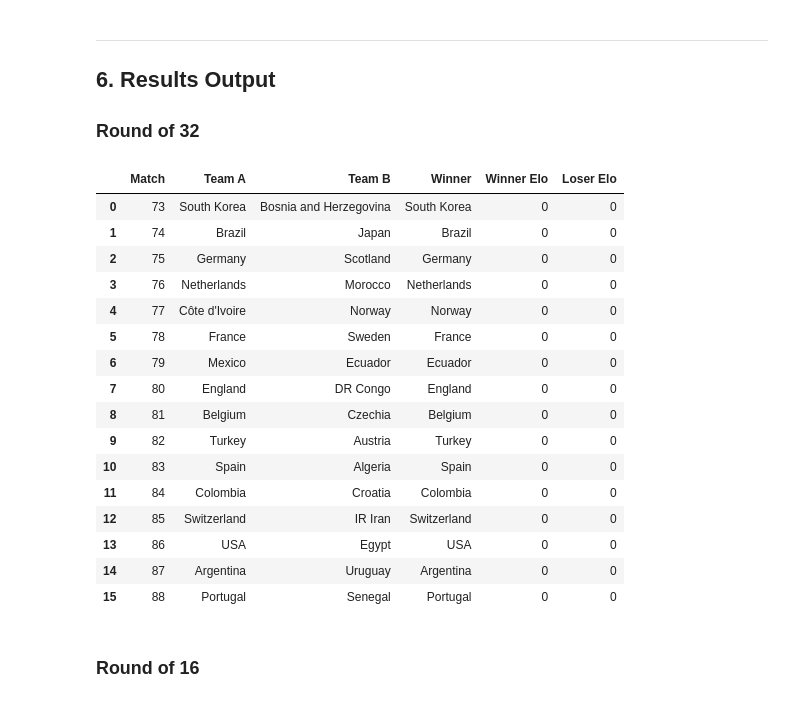
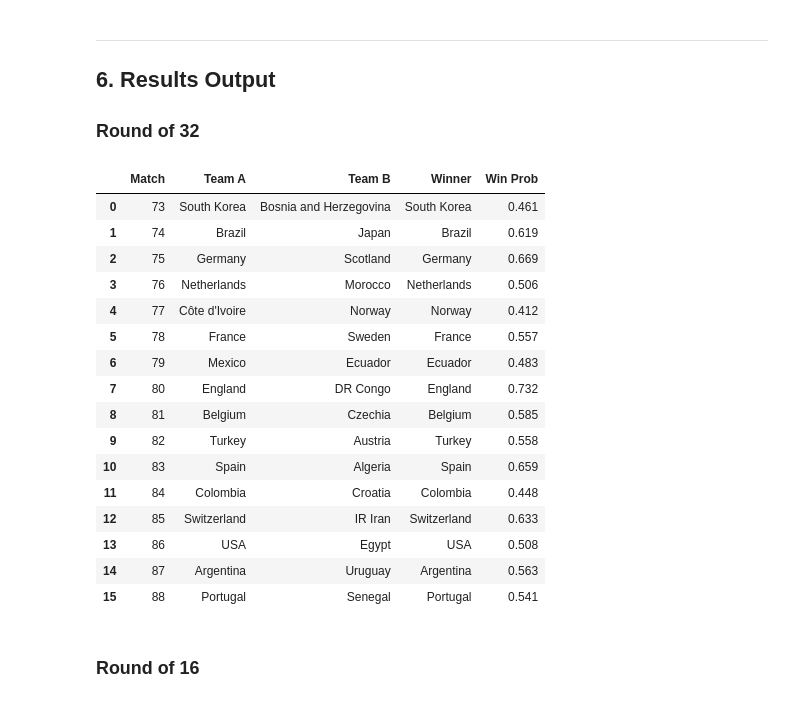
Before and after one commit to karlestampador/world-cup-predictor, a Jupyter notebook: predictions.ipynb, the cells around one changed output. Saved outputs shown, nothing was run; the diff lists cells and outputs as text; code cells hidden in the pictures.

```diff
--- a/predictions.ipynb
+++ b/predictions.ipynb
@@ -68,8 +79,7 @@ gs_results = []   # list of dicts, one per group-stage match
 for _, row in group_matches.iterrows():
     home = id_to_name[int(row['home_team_id'])]
     away = id_to_name[int(row['away_team_id'])]
-    hg, ag = predict_score(home, away)
-    winner, loser, _, _ = predict_winner(home, away)
+    hg, ag, winner = predict_group_match(home, away)
     gs_results.append({
         'match':      int(row['match_number']),
         'group':      row['match_label'],
@@ -77,7 +87,7 @@ for _, row in group_matches.iterrows():
         'away':       away,
         'home_goals': hg,
         'away_goals': ag,
-        'winner':     winner,
+        'winner':     winner if winner else 'Draw',
     })
 
 gs_df = pd.DataFrame(gs_results)
@@ -133,7 +143,7 @@ def build_standings(gs_df: pd.DataFrame) -> pd.DataFrame:
             (r['away'], r['away_goals'], r['home_goals']),
         ]:
             if team not in stats:
-                stats[team] = {'gp': 0, 'w': 0, 'l': 0, 'gf': 0, 'ga': 0, 'pts': 0}
+                stats[team] = {'gp': 0, 'w': 0, 'd': 0, 'l': 0, 'gf': 0, 'ga': 0, 'pts': 0}
             s = stats[team]
             s['gp'] += 1
             s['gf'] += gf
@@ -141,6 +151,9 @@ def build_standings(gs_df: pd.DataFrame) -> pd.DataFrame:
             if gf > ga:
                 s['w']   += 1
                 s['pts'] += 3
+            elif gf == ga:
+                s['d']   += 1
+                s['pts'] += 1
             else:
                 s['l'] += 1
 
@@ -151,6 +164,7 @@ def build_standings(gs_df: pd.DataFrame) -> pd.DataFrame:
             'group': name_to_group[team],
             'gp':    s['gp'],
             'w':     s['w'],
+            'd':     s['d'],
             'l':     s['l'],
             'gf':    s['gf'],
             'ga':    s['ga'],
@@ -171,5 +185,5 @@ def build_standings(gs_df: pd.DataFrame) -> pd.DataFrame:
 
 
 standings = build_standings(gs_df)
-print(standings[['group','rank','team','gp','w','l','gf','ga','gd','pts','elo']].to_string(index=False))
+print(standings[['group','rank','team','gp','w','d','l','gf','ga','gd','pts','elo']].to_string(index=False))
 # %% [output]
@@ -384,19 +398,19 @@ for _, row in ko_matches.iterrows():
     team_a = resolve_with_third(tok_a)
     team_b = resolve_with_third(tok_b)
 
-    winner, loser, w_elo, l_elo = predict_winner(team_a, team_b)
+    winner, loser, w_prob, l_prob = predict_knockout_winner(team_a, team_b)
     match_winners[mn] = winner
     match_losers[mn]  = loser
 
     ko_results.append({
-        'match':  mn,
-        'stage':  stage_names[stage],
-        'team_a': team_a,
-        'team_b': team_b,
-        'winner': winner,
-        'loser':  loser,
-        'w_elo':  int(w_elo),
-        'l_elo':  int(l_elo),
+        'match':    mn,
+        'stage':    stage_names[stage],
+        'team_a':   team_a,
+        'team_b':   team_b,
+        'winner':   winner,
+        'loser':    loser,
+        'win_prob': round(w_prob, 3),
+        'lose_prob': round(l_prob, 3),
     })
 
 ko_df = pd.DataFrame(ko_results)
@@ -410,29 +424,29 @@ print(f'{len(ko_df)} knockout matches resolved')
 ### Round of 32
 # %%
 def show_stage(stage_name: str):
-    df = ko_df[ko_df['stage'] == stage_name][['match','team_a','team_b','winner','w_elo','l_elo']].copy()
-    df.columns = ['Match', 'Team A', 'Team B', 'Winner', 'Winner Elo', 'Loser Elo']
+    df = ko_df[ko_df['stage'] == stage_name][['match','team_a','team_b','winner','win_prob']].copy()
+    df.columns = ['Match', 'Team A', 'Team B', 'Winner', 'Win Prob']
     return df.reset_index(drop=True)
 
 show_stage('Round of 32')
 # %% [output]
-|  | Match | Team A | Team B | Winner | Winner Elo | Loser Elo |
-| 0 | 73 | South Korea | Bosnia and Herzegovina | South Korea | 0 | 0 |
-| 1 | 74 | Brazil | Japan | Brazil | 0 | 0 |
-| 2 | 75 | Germany | Scotland | Germany | 0 | 0 |
-| 3 | 76 | Netherlands | Morocco | Netherlands | 0 | 0 |
-| 4 | 77 | Côte d'Ivoire | Norway | Norway | 0 | 0 |
-| 5 | 78 | France | Sweden | France | 0 | 0 |
-| 6 | 79 | Mexico | Ecuador | Ecuador | 0 | 0 |
-| 7 | 80 | England | DR Congo | England | 0 | 0 |
-| 8 | 81 | Belgium | Czechia | Belgium | 0 | 0 |
-| 9 | 82 | Turkey | Austria | Turkey | 0 | 0 |
-| 10 | 83 | Spain | Algeria | Spain | 0 | 0 |
-| 11 | 84 | Colombia | Croatia | Colombia | 0 | 0 |
-| 12 | 85 | Switzerland | IR Iran | Switzerland | 0 | 0 |
-| 13 | 86 | USA | Egypt | USA | 0 | 0 |
-| 14 | 87 | Argentina | Uruguay | Argentina | 0 | 0 |
-| 15 | 88 | Portugal | Senegal | Portugal | 0 | 0 |
+|  | Match | Team A | Team B | Winner | Win Prob |
+| 0 | 73 | South Korea | Bosnia and Herzegovina | South Korea | 0.461 |
+| 1 | 74 | Brazil | Japan | Brazil | 0.619 |
+| 2 | 75 | Germany | Scotland | Germany | 0.669 |
+| 3 | 76 | Netherlands | Morocco | Netherlands | 0.506 |
+| 4 | 77 | Côte d'Ivoire | Norway | Norway | 0.412 |
+| 5 | 78 | France | Sweden | France | 0.557 |
+| 6 | 79 | Mexico | Ecuador | Ecuador | 0.483 |
+| 7 | 80 | England | DR Congo | England | 0.732 |
+| 8 | 81 | Belgium | Czechia | Belgium | 0.585 |
+| 9 | 82 | Turkey | Austria | Turkey | 0.558 |
+| 10 | 83 | Spain | Algeria | Spain | 0.659 |
+| 11 | 84 | Colombia | Croatia | Colombia | 0.448 |
+| 12 | 85 | Switzerland | IR Iran | Switzerland | 0.633 |
+| 13 | 86 | USA | Egypt | USA | 0.508 |
+| 14 | 87 | Argentina | Uruguay | Argentina | 0.563 |
+| 15 | 88 | Portugal | Senegal | Portugal | 0.541 |
 # %% [markdown]
 ### Round of 16
 # %%
```
Also changed, not shown: parts of 7 cells of this notebook, 2 other files.
